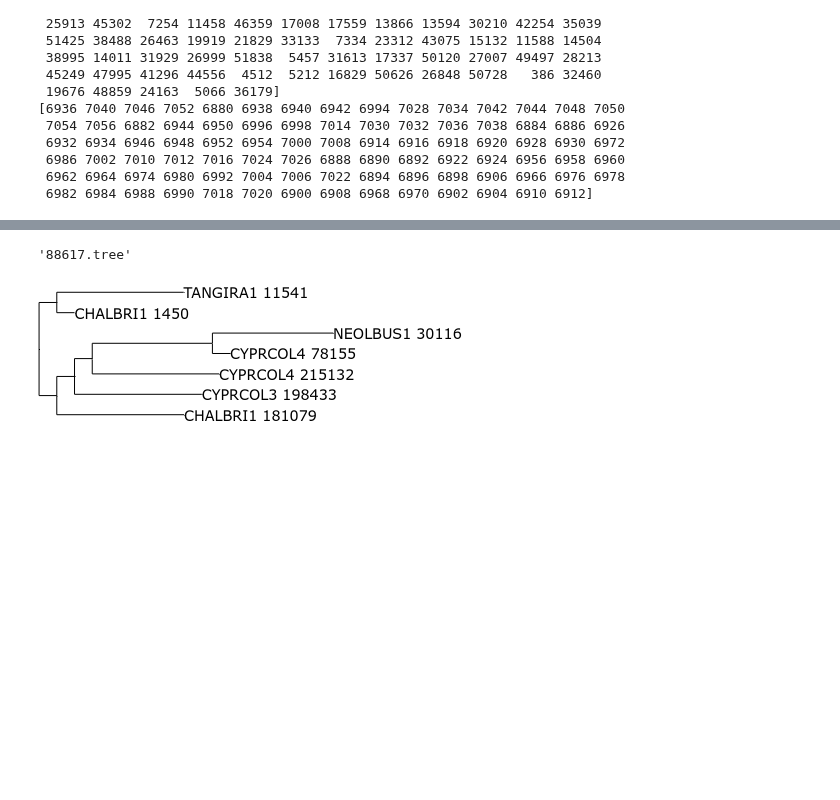
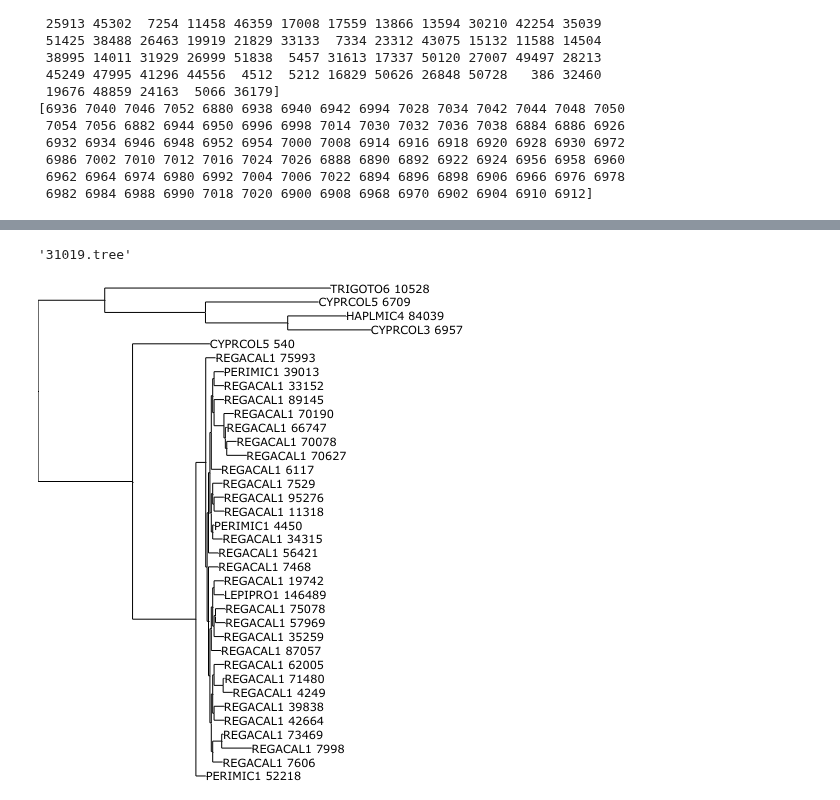
Before and after one commit to ryneches/SuchTree, a Jupyter notebook: example_2.ipynb, the cells around one changed output, grey strips where cells are left out. Cells and saved outputs as stored; diff of their text form; code cells hidden in the pictures; blank space fills up the shorter version.

```diff
--- a/example_2.ipynb
+++ b/example_2.ipynb
@@ -270,5 +263,5 @@ seaborn.jointplot( 'n_links', 'r', data=C.query('n_leafs > 5 and r > 0.05')  )
 # %%
-CC = C.query('n_leafs > 5 and r > 0.05').sort_values('r', ascending=False)
+CC = C.query('n_leafs > 5 and r > 0.2').sort_values('r', ascending=False)
 print CC.shape
 CC.head()
 # %% [output]
@@ -287,7 +280,7 @@ kendall_tau = {}
 kendall_p   = {}
 
 for n,node in enumerate( CC.index ) :
-    SLT.subset(node)
+    SLT.subset_b(node)
     result = SLT.linked_distances()
     p_r,p_p = pearsonr(   result['TreeA'], result['TreeB'] )
     k_t,k_p = kendalltau( result['TreeA'], result['TreeB'] )
@@ -298,4 +291,5 @@ for n,node in enumerate( CC.index ) :
 CC['pearson_p'] = pd.Series(pearson_p)
 CC['kendall_tau'] = pd.Series(kendall_tau)
 CC['kendall_p'] = pd.Series(kendall_p)
-CC.head()
+#CC.head()
+#CC
@@ -383,14 +305,0 @@ for c in slurp :
-# %%
-node = T1.leafs.values()[0]
-
-def is_leaf( node ) :
-    return node in T1.leafs.values()
-
-visited = []
-while True :
-    if node in visited :
-        node =
-    if is_leaf( node ) :
-        print node
-        node = T1.get_parent( node )
-    else :
@@ -401,45 +326,45 @@ from skbio import TreeNode
 
 skt = TreeNode.read('http://edhar.genomecenter.ucdavis.edu/~russell/fishpoo/fishpoo2_p200_c2_unique_2_clustalo_fasttree.tree', convert_underscores=False)
 # %%
-cladeid = 88617
-SLT.subset(cladeid)
+cladeid = 31019
+SLT.subset_b(cladeid)
 
 sfeal = dict( zip(SLT.TreeB.leafs.values(), SLT.TreeB.leafs.keys() ) )
-clade_leafs = map( lambda x : sfeal[x], SLT.subset_leafs )
+clade_leafs = map( lambda x : sfeal[x], SLT.subset_b_leafs )
 
 clade = skt.shear( clade_leafs )
 clade.children[0].length = 0
 clade.write( str(cladeid) + '.tree' )
 # %% [output]
-'88617.tree'
+'31019.tree'
 # %%
 from ete2 import Tree, TreeStyle, NodeStyle, TextFace
 from numpy import linspace
 
 ts = TreeStyle()
 ts.mode = 'r'
 ts.show_leaf_name = True
 ts.branch_vertical_margin = 2
 ts.scale = 30000
 ts.show_leaf_name = False
 ts.show_scale = False
 
 nstyle = NodeStyle()
 nstyle['size'] = 0
 
 ete_tree = Tree( str(cladeid) + '.tree' )
 
 for node in ete_tree.traverse() :
     node.set_style(nstyle)
     if node.is_leaf :
         tf = TextFace( node.name.replace('_',' ').replace('\'','') )
-        tf.fsize = 10
+        tf.fsize = 100
         tf.hz_align = 100
         node.add_face( tf, 0 )
 
 ete_tree.render("%%inline", w=120, units="mm", tree_style=ts)
 # %% [output]
-[figure, old version]
+[figure, new version]
 # %%
 clinks = links[ clade_leafs ]
 uclinks = clinks.applymap( bool ).unstack()
```
Also changed, not shown: parts of 48 cells of this notebook, 2 other files.
